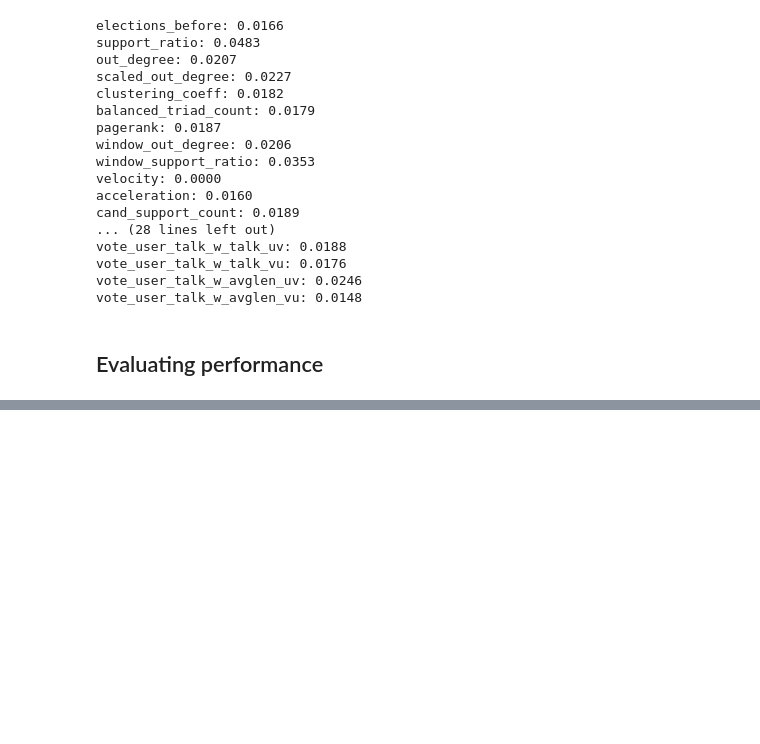
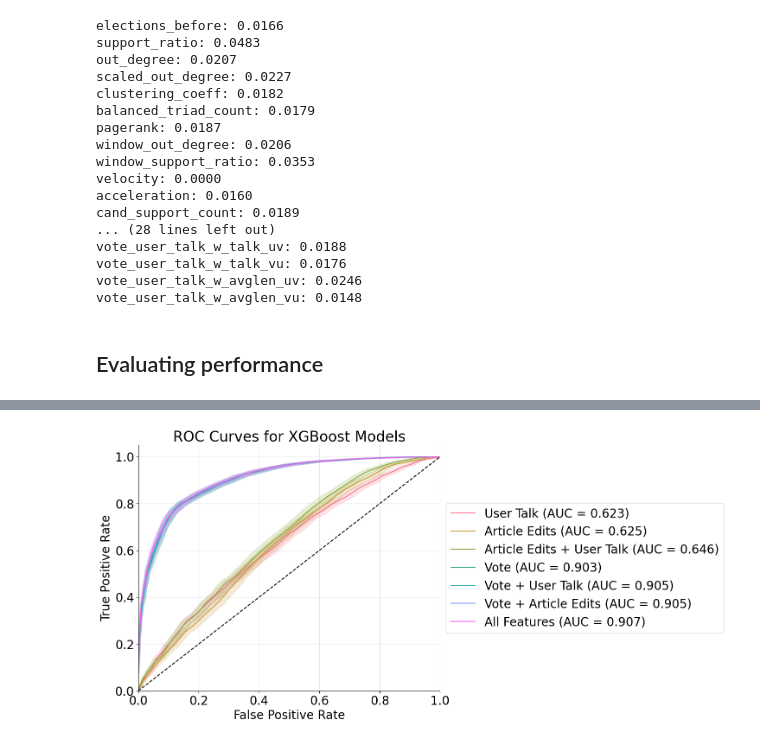
Before and after one commit to odinsseo/id2211-rfa-vote-link-prediction, a Jupyter notebook: modeling/modeling.ipynb, the cells around one changed output, grey strips where cells are left out. Cells and saved outputs as stored; diff of their text form; code cells hidden in the pictures; blank space fills up the shorter version.

```diff
--- a/modeling/modeling.ipynb
+++ b/modeling/modeling.ipynb
@@ -1213,0 +2080,5 @@ plot_roc_curves(modeling, test_datasets, "logistic_regression")
+# %%
+# Plot ROC curves
+plot_roc_curves(display_modeling, test_datasets, "xgboost")
+# %% [output]
+[figure, new version]
```
Also changed, not shown: parts of 63 cells of this notebook, 3 other files.
